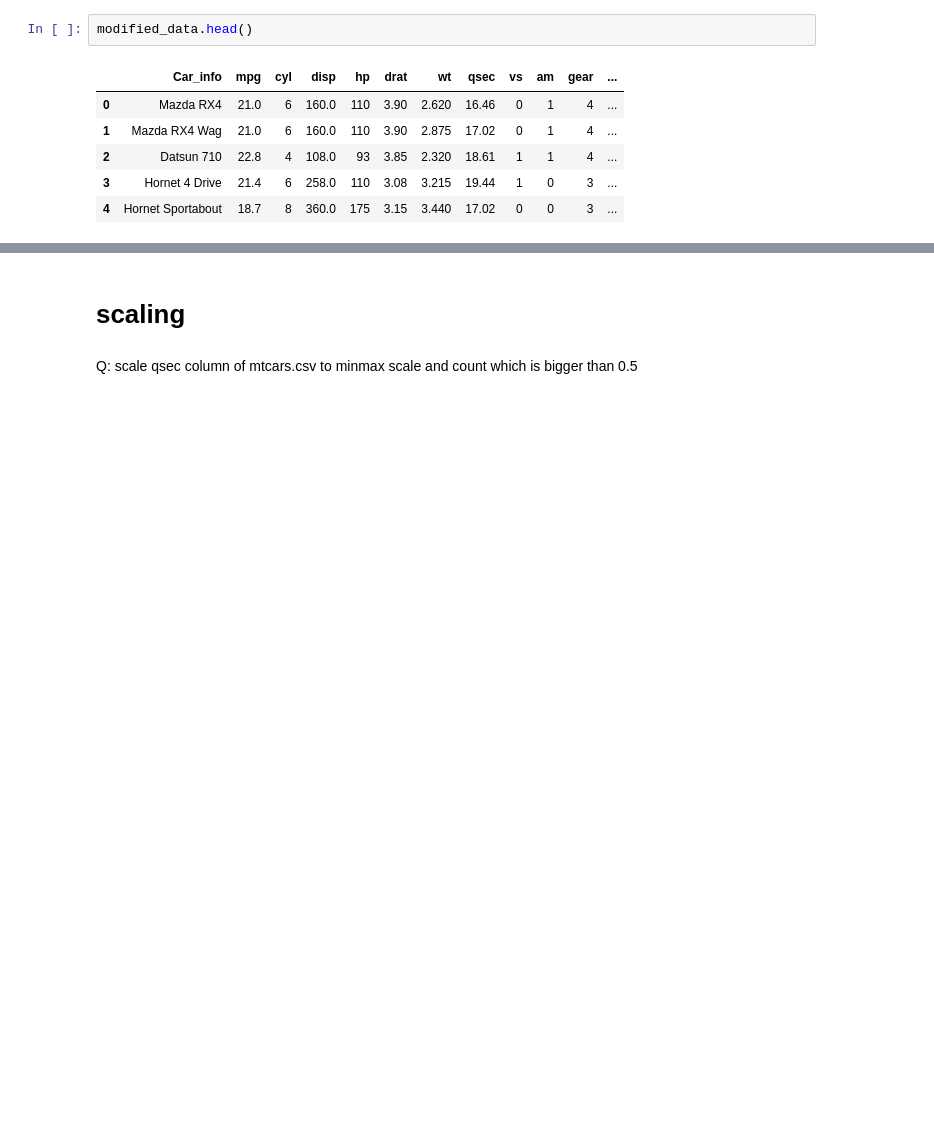
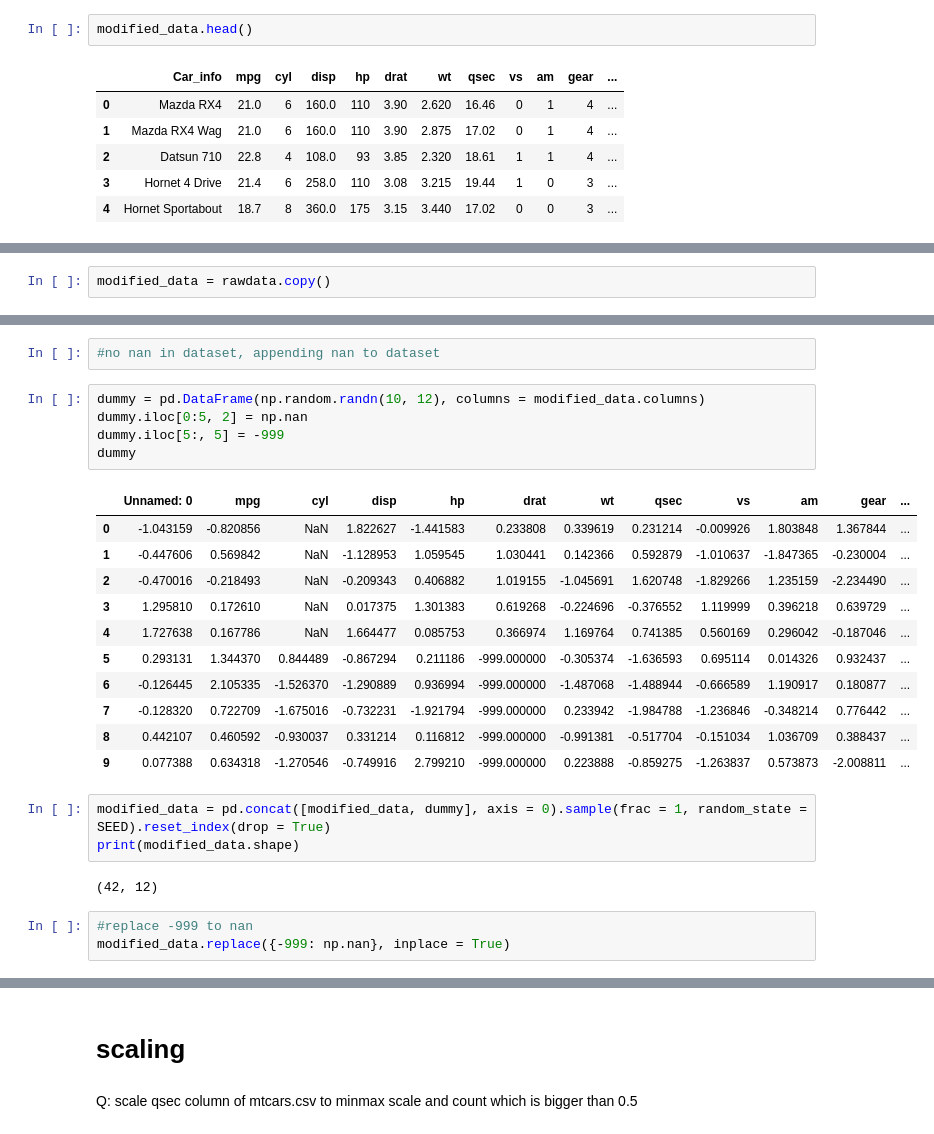
Before and after one commit to kmouleejunhyuk/bigdata_analysist_practical, a Jupyter notebook: type1_Data_Preprocessing.ipynb, the cells around one changed output, grey strips where cells are left out. Drawn from its saved outputs; the diff is of its cells as text; blank space fills up the shorter version.

```diff
--- a/type1_Data_Preprocessing.ipynb
+++ b/type1_Data_Preprocessing.ipynb
@@ -155,0 +170,2 @@ handling outliers, missing values, etc
+# %%
+modified_data = rawdata.copy()
@@ -155,0 +192,27 @@ handling outliers, missing values, etc
+# %%
+#no nan in dataset, appending nan to dataset
+# %%
+dummy = pd.DataFrame(np.random.randn(10, 12), columns = modified_data.columns)
+dummy.iloc[0:5, 2] = np.nan
+dummy.iloc[5:, 5] = -999
+dummy
+# %% [output]
+|  | Unnamed: 0 | mpg | cyl | disp | hp | drat | wt | qsec | vs | am | gear | ... |
+| 0 | -1.043159 | -0.820856 | NaN | 1.822627 | -1.441583 | 0.233808 | 0.339619 | 0.231214 | -0.009926 | 1.803848 | 1.367844 | ... |
+| 1 | -0.447606 | 0.569842 | NaN | -1.128953 | 1.059545 | 1.030441 | 0.142366 | 0.592879 | -1.010637 | -1.847365 | -0.230004 | ... |
+| 2 | -0.470016 | -0.218493 | NaN | -0.209343 | 0.406882 | 1.019155 | -1.045691 | 1.620748 | -1.829266 | 1.235159 | -2.234490 | ... |
+| 3 | 1.295810 | 0.172610 | NaN | 0.017375 | 1.301383 | 0.619268 | -0.224696 | -0.376552 | 1.119999 | 0.396218 | 0.639729 | ... |
+| 4 | 1.727638 | 0.167786 | NaN | 1.664477 | 0.085753 | 0.366974 | 1.169764 | 0.741385 | 0.560169 | 0.296042 | -0.187046 | ... |
+| 5 | 0.293131 | 1.344370 | 0.844489 | -0.867294 | 0.211186 | -999.000000 | -0.305374 | -1.636593 | 0.695114 | 0.014326 | 0.932437 | ... |
+| 6 | -0.126445 | 2.105335 | -1.526370 | -1.290889 | 0.936994 | -999.000000 | -1.487068 | -1.488944 | -0.666589 | 1.190917 | 0.180877 | ... |
+| 7 | -0.128320 | 0.722709 | -1.675016 | -0.732231 | -1.921794 | -999.000000 | 0.233942 | -1.984788 | -1.236846 | -0.348214 | 0.776442 | ... |
+| 8 | 0.442107 | 0.460592 | -0.930037 | 0.331214 | 0.116812 | -999.000000 | -0.991381 | -0.517704 | -0.151034 | 1.036709 | 0.388437 | ... |
+| 9 | 0.077388 | 0.634318 | -1.270546 | -0.749916 | 2.799210 | -999.000000 | 0.223888 | -0.859275 | -1.263837 | 0.573873 | -2.008811 | ... |
+# %%
+modified_data = pd.concat([modified_data, dummy], axis = 0).sample(frac = 1, random_state = SEED).reset_index(drop = True)
+print(modified_data.shape)
+# %% [output]
+(42, 12)
+# %%
+#replace -999 to nan
+modified_data.replace({-999: np.nan}, inplace = True)
```
Also changed, not shown: parts of 18 cells of this notebook.
